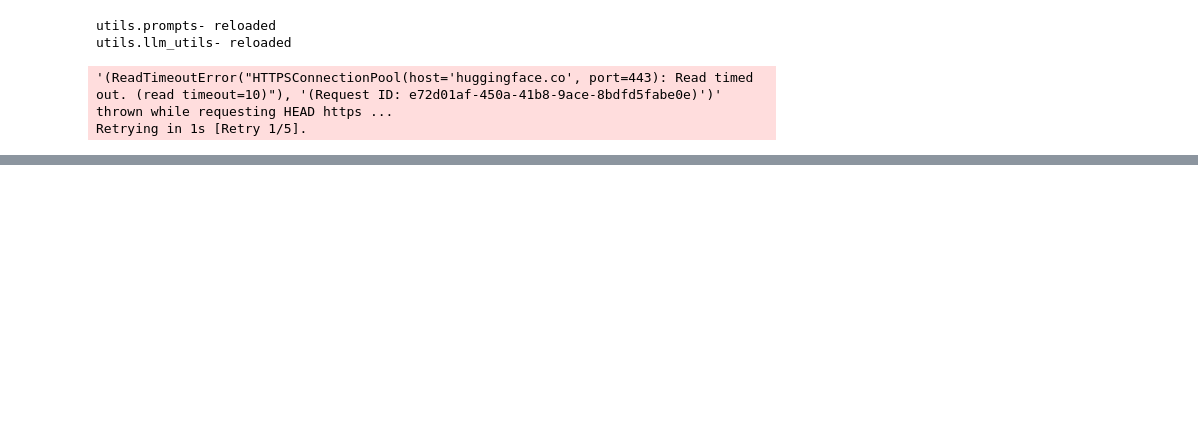
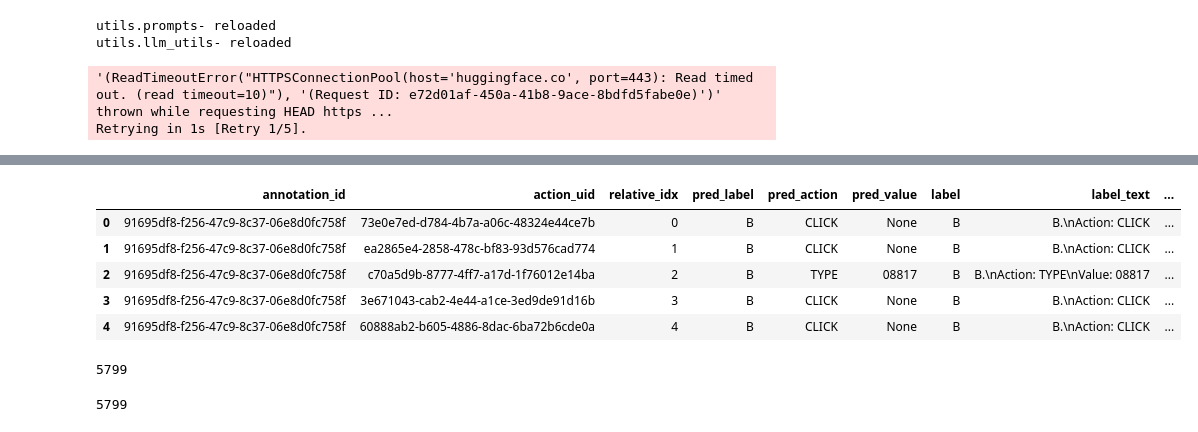
Before and after one commit to amitxy/Robots-That-Ask-For-Help-Over-The-Horizon, a Jupyter notebook: research.ipynb, the cells around one changed output, grey strips where cells are left out. Saved outputs shown, nothing was run; the diff lists cells and outputs as text; code cells hidden in the pictures; blank space fills up the shorter version.

```diff
--- a/research.ipynb
+++ b/research.ipynb
@@ -43,12 +43,8 @@ model_name = "osunlp/MindAct_ActionPrediction_flan-t5-xl"
 model = AutoModelForSeq2SeqLM.from_pretrained(model_name, cache_dir=CACHE_DIR, device_map="auto")
 model.eval();
 # %%
-# utils.reload('mind2web.dataloader')
+utils.reload('mind2web.dataloader')
 idx_split_map = {0:"test_task", 1:"test_domain", 2:"test_website"}
 split_idx_map = {v:k for k,v in idx_split_map.items()}
 
-cal_dict, test_dict = build_split_datasets(idx_split_map.values(),
-                                            tokenizer,
-                                              seed=42,
-                                              frac=0.1,
-                                              cache_dir=CACHE_DIR);
+ds_dict = build_datasets_dict(idx_split_map.values(),cache_dir=CACHE_DIR);
@@ -359,14 +226,8 @@ KeyboardInterrupt:
 # %%
-# del oracle
-# gc.collect()
-# torch.cuda.empty_cache()
-# torch.cuda.ipc_collect()
-oracle.max_image_edge = 1024
-answer=oracle.ask(task=task,
-            prev_actions=prev_actions,
-            html_context=html_context,
-            choices=choices_str,
-            candidates=example['pred_set'],
-            image=screenshot)
-print(answer)
+utils.reload('utils.llm_utils')
+utils.reload('utils.prompts')
+answer_df = pd.read_pickle("oracle_answers.pkl")
+re_eval_df = utils.llm.re_evaluate_with_oracle(test_dict, test_df[test_df['pred_set_size'] > 1], answer_df, model, tokenizer)
+re_eval_df.to_pickle("re_eval_results2.pkl")
+re_eval_df.head()
 # %% [output]
@@ -389,0 +329,30 @@ Click the 'Reservations' link located in the top navigation bar.
+# %%
+test_df_copy = pd.read_pickle("test_results.pkl")
+# keys that identify a row
+merge_keys = ["annotation_id", "action_uid"]
+
+# align indexes for update
+re_eval_aligned = re_eval_df.set_index(merge_keys)
+test_df_aligned = test_df_copy.set_index(merge_keys)
+
+# overwrite existing cols where re-eval has data
+test_df_aligned.update(re_eval_aligned)
+
+# back to a regular DataFrame
+test_df_merged = test_df_aligned.reset_index()
+test_df_merged.head()
+# %% [output]
+|  | annotation_id | action_uid | relative_idx | pred_label | pred_action | pred_value | label | label_text | ... |
+| 0 | 91695df8-f256-47c9-8c37-06e8d0fc758f | 73e0e7ed-d784-4b7a-a06c-48324e44ce7b | 0 | B | CLICK | None | B | B.\nAction: CLICK | ... |
+| 1 | 91695df8-f256-47c9-8c37-06e8d0fc758f | ea2865e4-2858-478c-bf83-93d576cad774 | 1 | B | CLICK | None | B | B.\nAction: CLICK | ... |
+| 2 | 91695df8-f256-47c9-8c37-06e8d0fc758f | c70a5d9b-8777-4ff7-a17d-1f76012e14ba | 2 | B | TYPE | 08817 | B | B.\nAction: TYPE\nValue: 08817 | ... |
+| 3 | 91695df8-f256-47c9-8c37-06e8d0fc758f | 3e671043-cab2-4e44-a1ce-3ed9de91d16b | 3 | B | CLICK | None | B | B.\nAction: CLICK | ... |
+| 4 | 91695df8-f256-47c9-8c37-06e8d0fc758f | 60888ab2-b605-4886-8dac-6ba72b6cde0a | 4 | B | CLICK | None | B | B.\nAction: CLICK | ... |
+# %%
+len(test_df)
+# %% [output]
+5799
+# %%
+len(test_df_merged)
+# %% [output]
+5799
```
Also changed, not shown: parts of 33 cells of this notebook.
